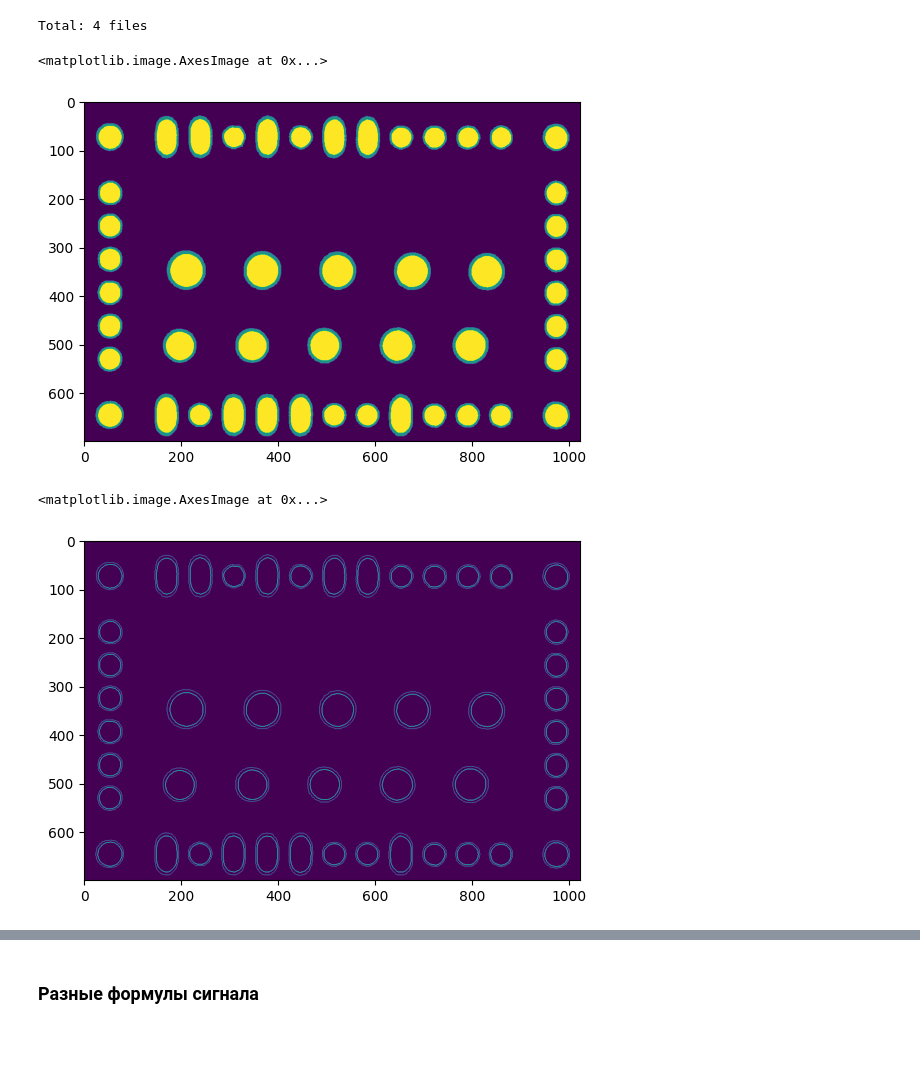
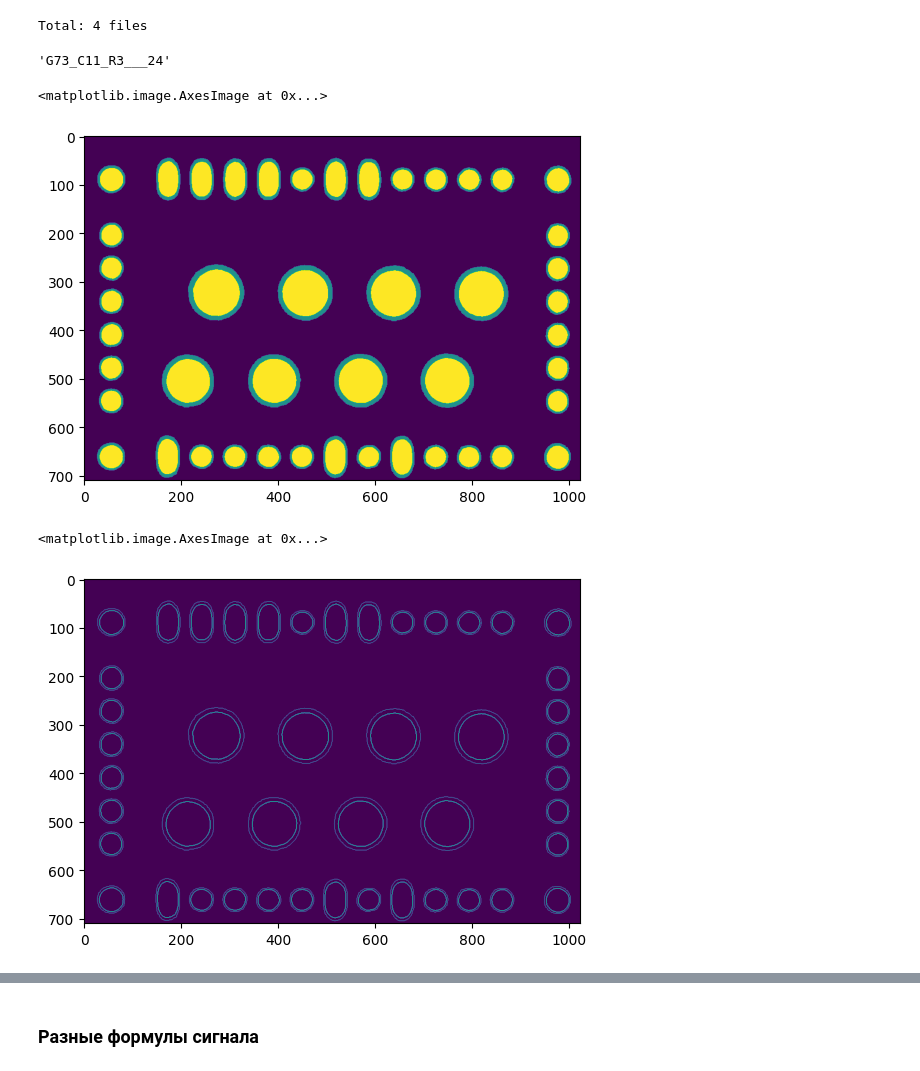
Before and after one commit to sadevans/sem_simulator, a Jupyter notebook: optimize.ipynb, the cells around one changed output, grey strips where cells are left out. Cells and saved outputs as stored; diff of their text form; code cells hidden in the pictures; blank space fills up the shorter version.

```diff
--- a/optimize.ipynb
+++ b/optimize.ipynb
@@ -24,13 +24,18 @@ print(f'Total: {len(filenames_masks)} files')
 # os.makedirs(mask_dir, exist_ok=True)
 # %% [output]
 Total: 4 files
+# %%
+file_name = filenames_masks[1]
+file_name[:-4]
+# %% [output]
+'G73_C11_R3___24'
 # %%
-circle2 = cv2.imread(os.path.join(masks_dir, filenames_masks[2]), 0)
-circle2 = circle2[:700, :]
+circle2 = cv2.imread(os.path.join(masks_dir, file_name), 0)
+circle2 = circle2[:710, :]
 plt.imshow(circle2)
 # %% [output]
 <matplotlib.image.AxesImage at 0x...>
-[figure, old version]
+[figure, new version]
 # %%
 mask_bord = cv2.inRange(circle2, 128,128)
 cont_circle2, hier_circle2 = cv2.findContours(mask_bord, cv2.RETR_TREE, cv2.CHAIN_APPROX_SIMPLE)
@@ -61,7 +66,7 @@ for i in range(len(cont_circle2)):
 plt.imshow(test)
 # %% [output]
 <matplotlib.image.AxesImage at 0x...>
-[figure, old version]
+[figure, new version]
 # %%
 def closest_point(point, array):
      diff = array - point
```
Also changed, not shown: parts of 7 cells of this notebook, 1 other file.
